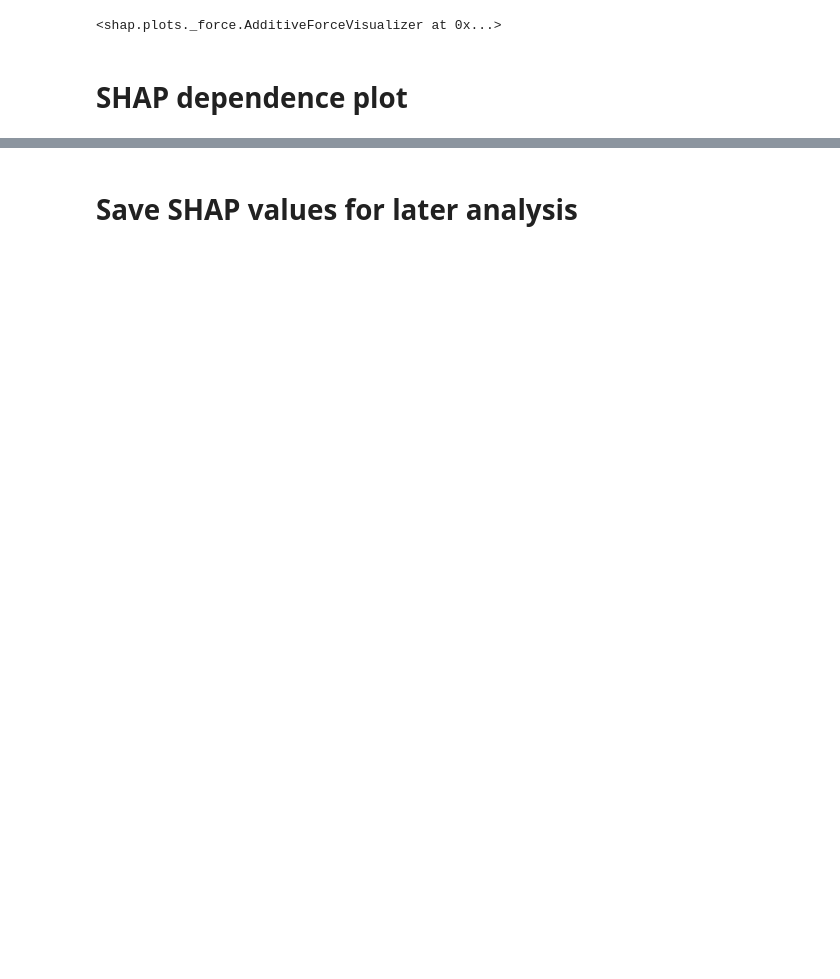
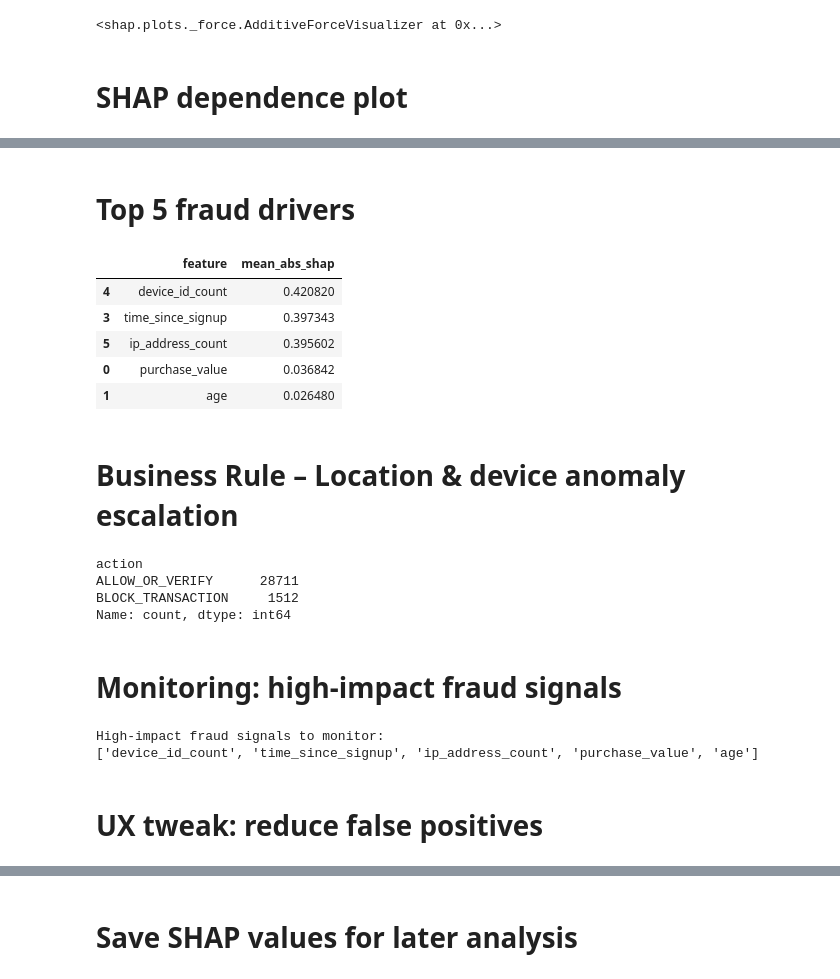
Before and after one commit to Hakima-Muktar/Adey_Innovations, a Jupyter notebook: notebook/fraud_explalin.ipynb, the cells around one changed output, grey strips where cells are left out. Drawn from its saved outputs; the diff is of its cells as text; code cells hidden in the pictures; blank space fills up the shorter version.

```diff
--- a/notebook/fraud_explalin.ipynb
+++ b/notebook/fraud_explalin.ipynb
@@ -108,0 +109,56 @@ shap.dependence_plot("purchase_value", shap_values.values, X_test_numeric)
+# %% [markdown]
+# Top 5 fraud drivers
+# %%
+builtin_importance = pd.DataFrame({
+    "feature": X_train.columns,
+    "builtin_importance": xgb_model.feature_importances_
+}).sort_values(by="builtin_importance", ascending=False)
+
+shap_importance = pd.DataFrame({
+    "feature": X_test.columns,
+    "mean_abs_shap": np.abs(shap_values.values).mean(axis=0)
+}).sort_values(by="mean_abs_shap", ascending=False)
+
+top5_builtin = builtin_importance.head(5)
+top5_shap = shap_importance.head(5)
+
+top5_shap
+# %% [output]
+|  | feature | mean_abs_shap |
+| 4 | device_id_count | 0.420820 |
+| 3 | time_since_signup | 0.397343 |
+| 5 | ip_address_count | 0.395602 |
+| 0 | purchase_value | 0.036842 |
+| 1 | age | 0.026480 |
+# %% [markdown]
+#  Business Rule – Location & device anomaly escalation
+# %%
+
+fraud_risk_score = np.abs(shap_values.values).sum(axis=1)
+
+fraud_actions = pd.DataFrame({
+    "fraud_risk_score": fraud_risk_score,
+    "action": np.where(
+        fraud_risk_score >= np.percentile(fraud_risk_score, 95),
+        "BLOCK_TRANSACTION",
+        "ALLOW_OR_VERIFY"
+    )
+})
+
+fraud_actions["action"].value_counts()
+# %% [output]
+action
+ALLOW_OR_VERIFY      28711
+BLOCK_TRANSACTION     1512
+Name: count, dtype: int64
+# %% [markdown]
+# Monitoring: high-impact fraud signals
+# %%
+
+print("High-impact fraud signals to monitor:")
+print(top5_shap["feature"].tolist())
+# %% [output]
+High-impact fraud signals to monitor:
+['device_id_count', 'time_since_signup', 'ip_address_count', 'purchase_value', 'age']
+# %% [markdown]
+#  UX tweak: reduce false positives
```
Also changed, not shown: parts of 3 cells of this notebook, 1 other file.
